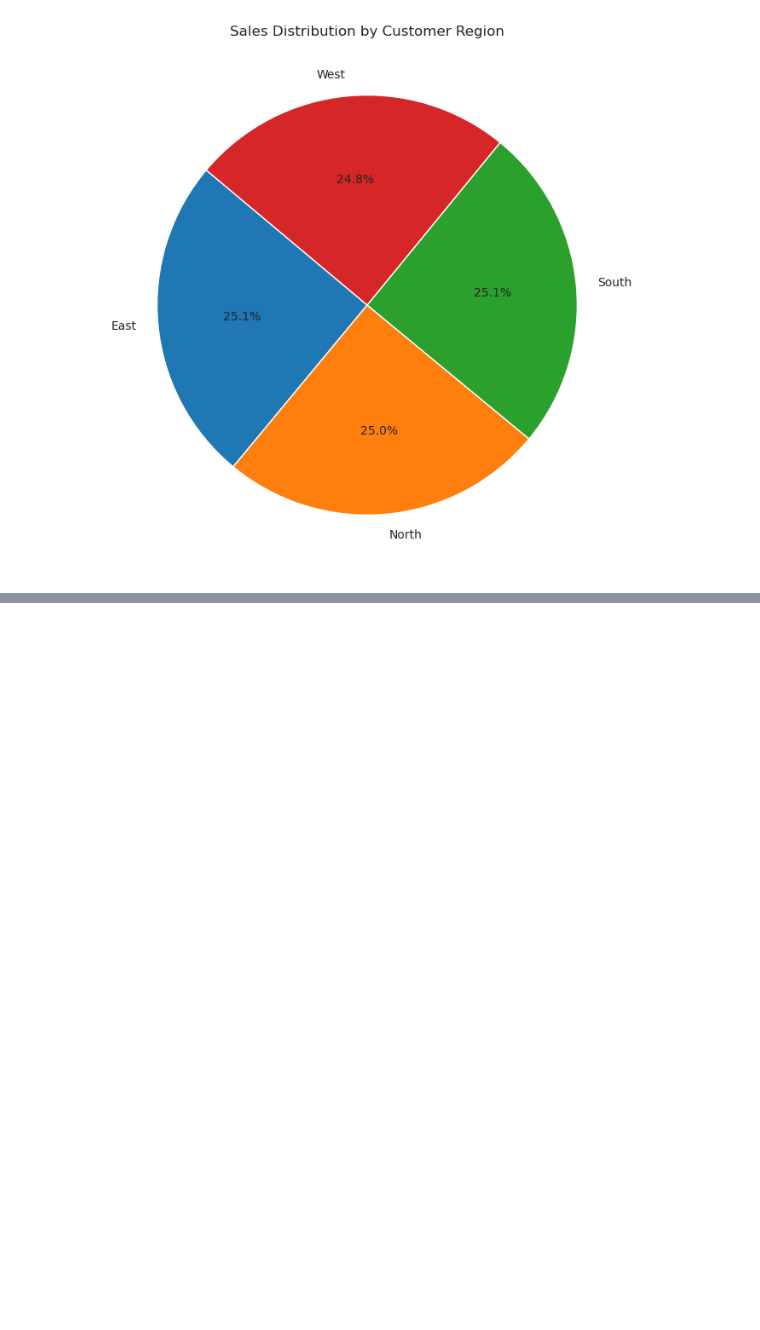
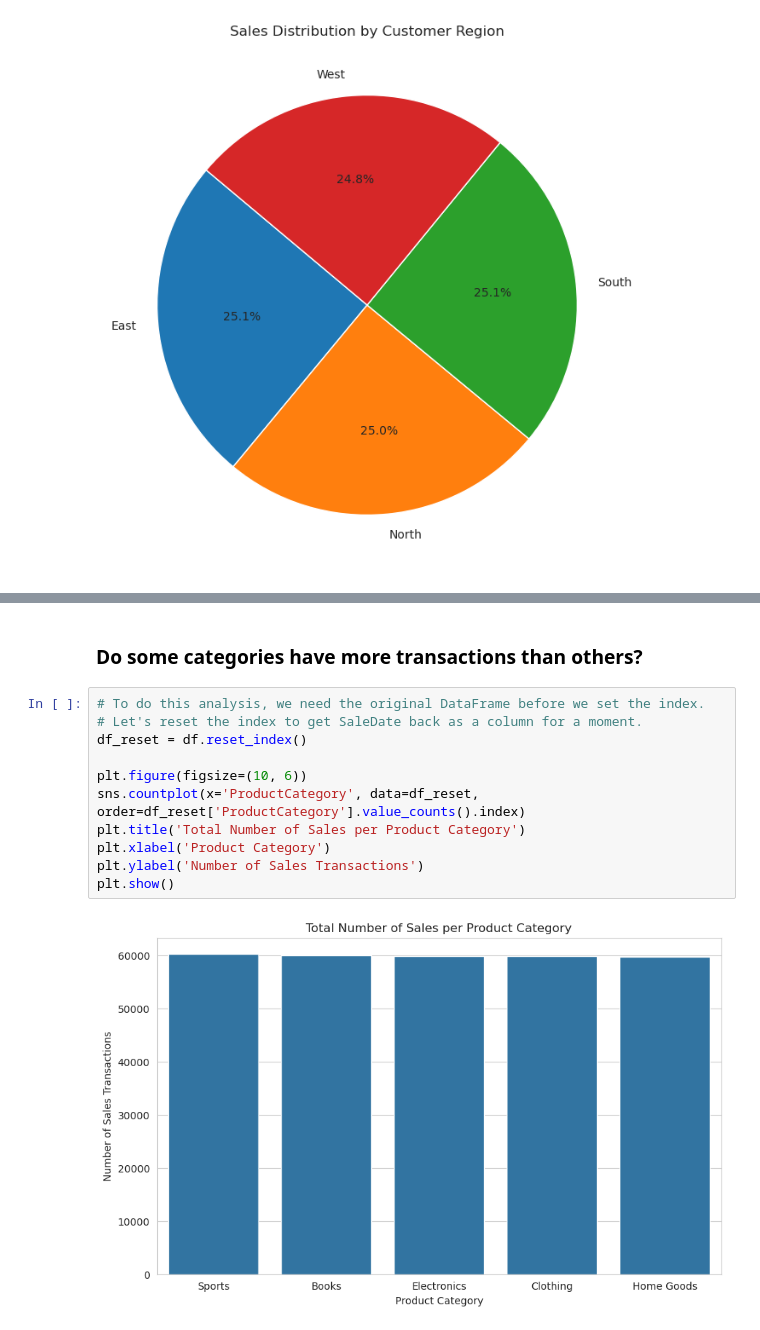
Before and after one commit to OscarBit/sales-analytics-system, a Jupyter notebook: sales_analysis.ipynb, the cells around one changed output, grey strips where cells are left out. Cells and saved outputs as stored; diff of their text form; blank space fills up the shorter version.

Commit message:
docs(analysis): add deeper analysis and observations on data uniformity

```diff
--- a/sales_analysis.ipynb
+++ b/sales_analysis.ipynb
@@ -166,0 +182,15 @@ plt.show()
+# %% [markdown]
+### Do some categories have more transactions than others?
+# %%
+# To do this analysis, we need the original DataFrame before we set the index.
+# Let's reset the index to get SaleDate back as a column for a moment.
+df_reset = df.reset_index()
+
+plt.figure(figsize=(10, 6))
+sns.countplot(x='ProductCategory', data=df_reset, order=df_reset['ProductCategory'].value_counts().index)
+plt.title('Total Number of Sales per Product Category')
+plt.xlabel('Product Category')
+plt.ylabel('Number of Sales Transactions')
+plt.show()
+# %% [output]
+[figure, added]
```
Also changed, not shown: parts of 5 cells of this notebook.
